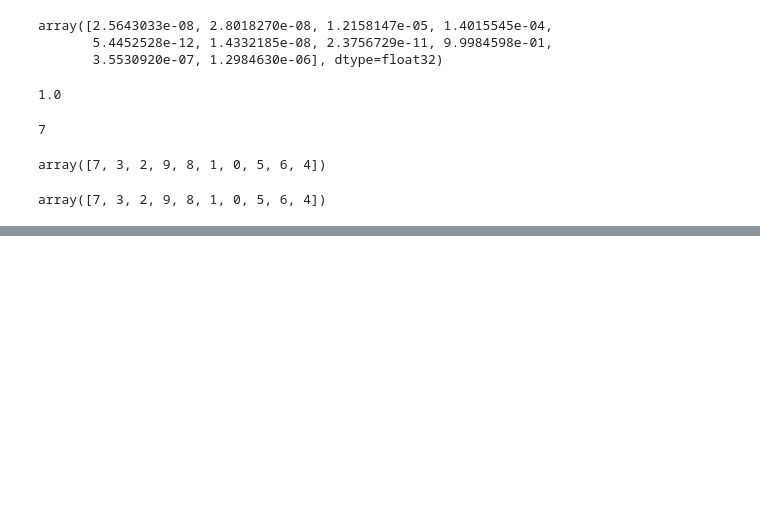
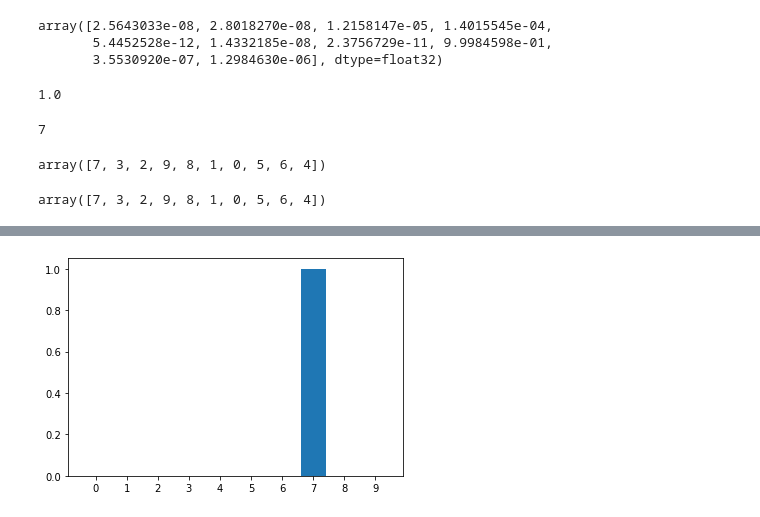
Before and after one commit to joe-suzuki/hw_recognition_model, a Jupyter notebook: simple_model/simple_model.ipynb, the cells around one changed output, grey strips where cells are left out. Saved outputs shown, nothing was run; the diff lists cells and outputs as text; code cells hidden in the pictures; blank space fills up the shorter version.

```diff
--- a/simple_model/simple_model.ipynb
+++ b/simple_model/simple_model.ipynb
@@ -294,0 +302,6 @@ array([7, 3, 2, 9, 8, 1, 0, 5, 6, 4])
+# %%
+plt.bar(range(10), predictions[0])
+plt.xticks(range(10))
+plt.show()
+# %% [output]
+[figure, added]
```
Also changed, not shown: parts of 5 cells of this notebook, 1 other file.
